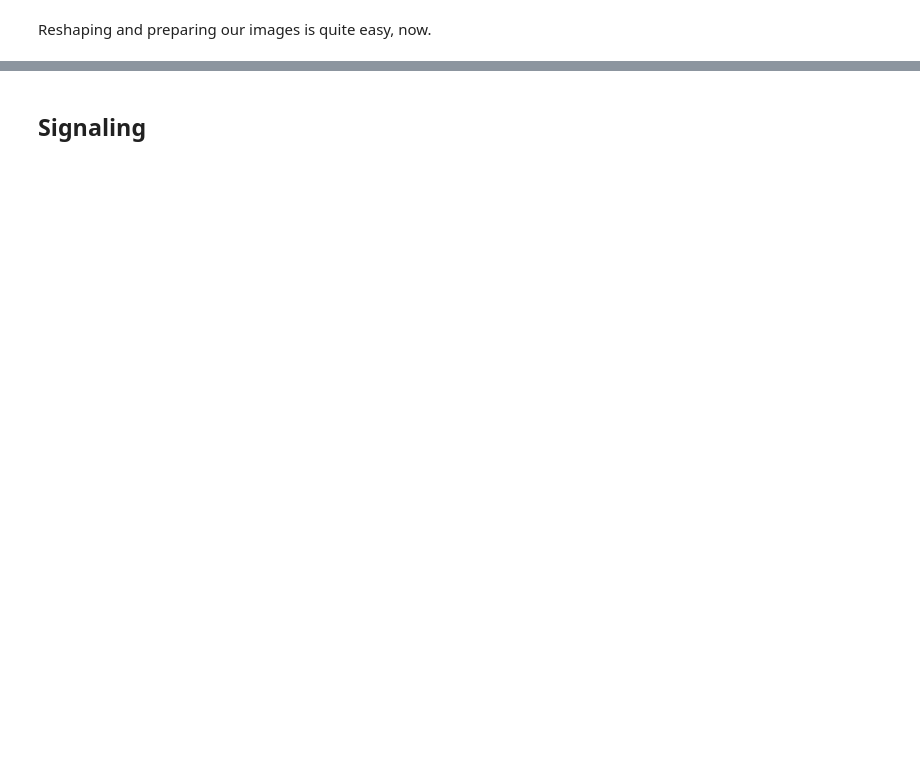
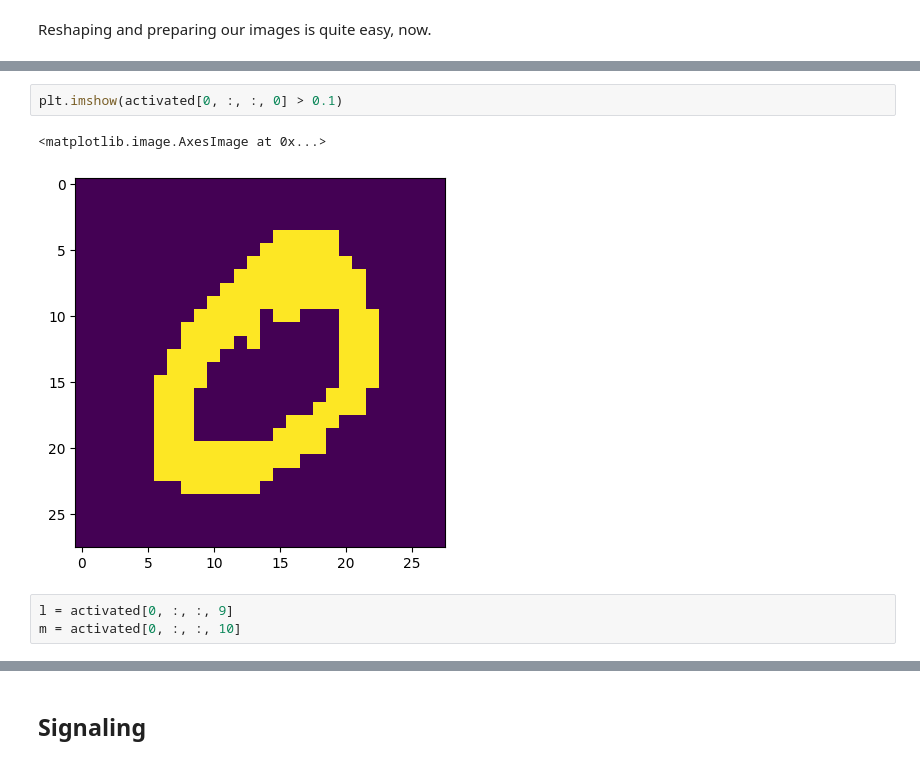
Before and after one commit to de-lachende-cavalier/sorvis, a Jupyter notebook: mini_experiments/signaling.ipynb, the cells around one changed output, grey strips where cells are left out. Saved outputs shown, nothing was run; the diff lists cells and outputs as text; blank space fills up the shorter version.

```diff
--- a/mini_experiments/signaling.ipynb
+++ b/mini_experiments/signaling.ipynb
@@ -544,0 +504,8 @@ visualize_channels(ys[0])
+# %%
+plt.imshow(activated[0, :, :, 0] > 0.1)
+# %% [output]
+<matplotlib.image.AxesImage at 0x...>
+[figure, added]
+# %%
+l = activated[0, :, :, 9]
+m = activated[0, :, :, 10]
```
Also changed, not shown: parts of 51 cells of this notebook, 1 other file.
